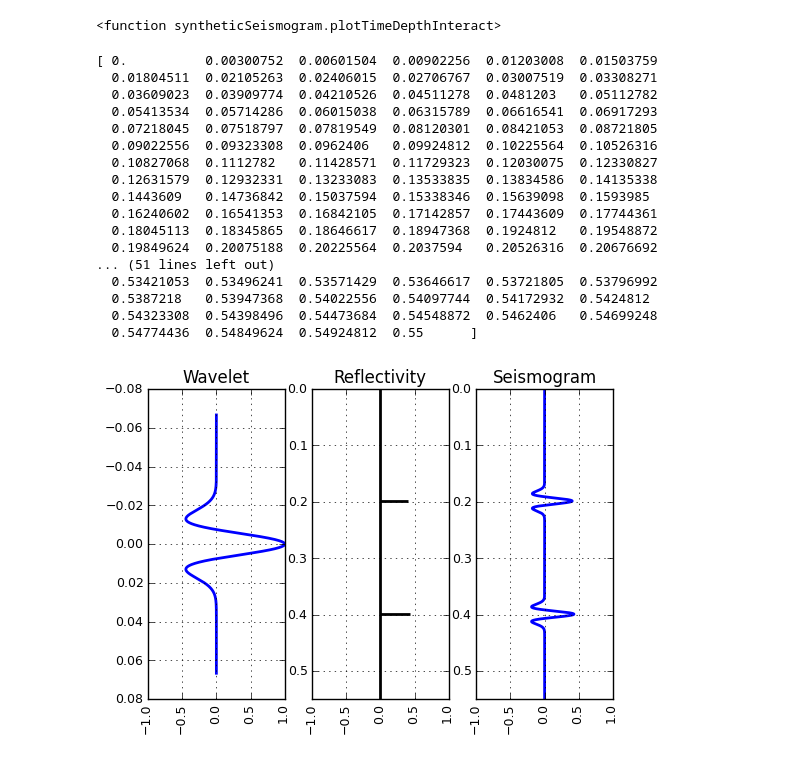
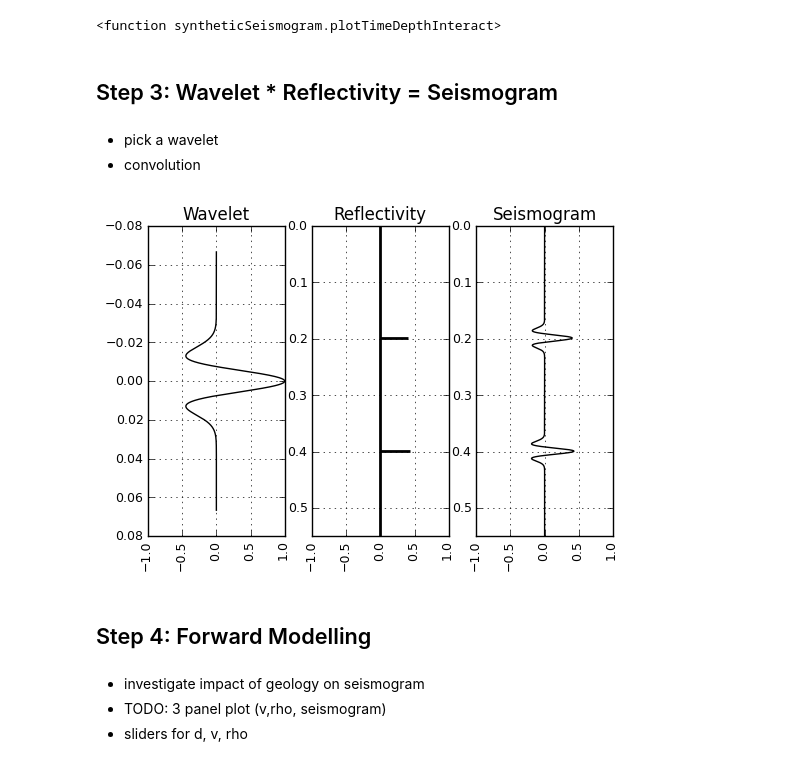
Before and after one commit to geoscixyz/geosci-labs, a Jupyter notebook: seismic/Synthetic seismogram.ipynb, the cells around one changed output. Drawn from its saved outputs; the diff is of its cells as text; code cells hidden in the pictures.

```diff
--- a/seismic/Synthetic seismogram.ipynb
+++ b/seismic/Synthetic seismogram.ipynb
@@ -14,31 +27,25 @@ interact(plotTimeDepthInteract,d2=(0.,200.,5),d3=(50.,300.,5),v1=(300.,4000.,50.
 # %% [output]
 [figure]
 <function syntheticSeismogram.plotTimeDepthInteract>
+# %% [markdown]
+## Step 3: Wavelet * Reflectivity = Seismogram
+# %% [markdown]
+- pick a wavelet
+- convolution
 # %%
 d      = [0., 50., 150.]
 v      = [500., 1000., 2000.]  # Velocity of each layer (m/s)
 rho    = [1700., 2000., 2500.] # Density of each layer (kg/m^3)
 wavtyp = 'RICKER'              # Wavelet type
-wavf   = [30.]                # Wavelet Frequency
-usingT = False
+wavf   = [30.]                 # Wavelet Frequency
+usingT = True
 
 syntheticSeismogram(d, rho, v, wavtyp, wavf, usingT)
 # %% [output]
-[ 0.          0.00300752  0.00601504  0.00902256  0.01203008  0.01503759
-  0.01804511  0.02105263  0.02406015  0.02706767  0.03007519  0.03308271
-  0.03609023  0.03909774  0.04210526  0.04511278  0.0481203   0.05112782
-  0.05413534  0.05714286  0.06015038  0.06315789  0.06616541  0.06917293
-  0.07218045  0.07518797  0.07819549  0.08120301  0.08421053  0.08721805
-  0.09022556  0.09323308  0.0962406   0.09924812  0.10225564  0.10526316
-  0.10827068  0.1112782   0.11428571  0.11729323  0.12030075  0.12330827
-  0.12631579  0.12932331  0.13233083  0.13533835  0.13834586  0.14135338
-  0.1443609   0.14736842  0.15037594  0.15338346  0.15639098  0.1593985
-  0.16240602  0.16541353  0.16842105  0.17142857  0.17443609  0.17744361
-  0.18045113  0.18345865  0.18646617  0.18947368  0.1924812   0.19548872
-  0.19849624  0.20075188  0.20225564  0.2037594   0.20526316  0.20676692
-... (51 lines left out)
-  0.53421053  0.53496241  0.53571429  0.53646617  0.53721805  0.53796992
-  0.5387218   0.53947368  0.54022556  0.54097744  0.54172932  0.5424812
-  0.54323308  0.54398496  0.54473684  0.54548872  0.5462406   0.54699248
-  0.54774436  0.54849624  0.54924812  0.55      ]
-[figure, old version]
+[figure, new version]
+# %% [markdown]
+## Step 4: Forward Modelling
+# %% [markdown]
+- investigate impact of geology on seismogram
+- TODO: 3 panel plot (v,rho, seismogram)
+- sliders for d, v, rho
```
Also changed, not shown: parts of 6 cells of this notebook, 1 other file.
